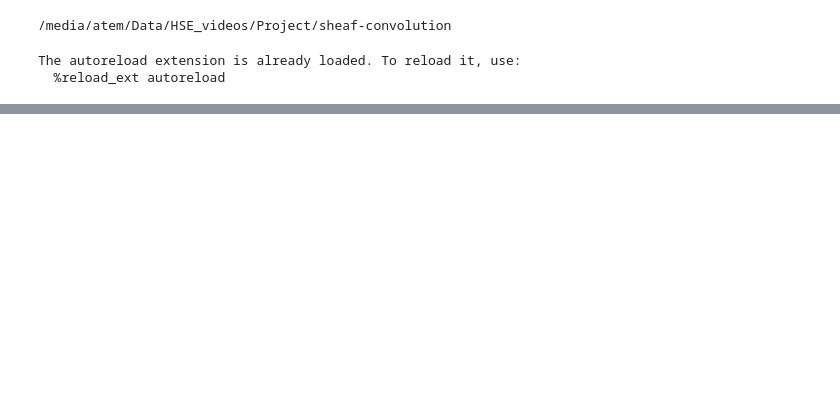
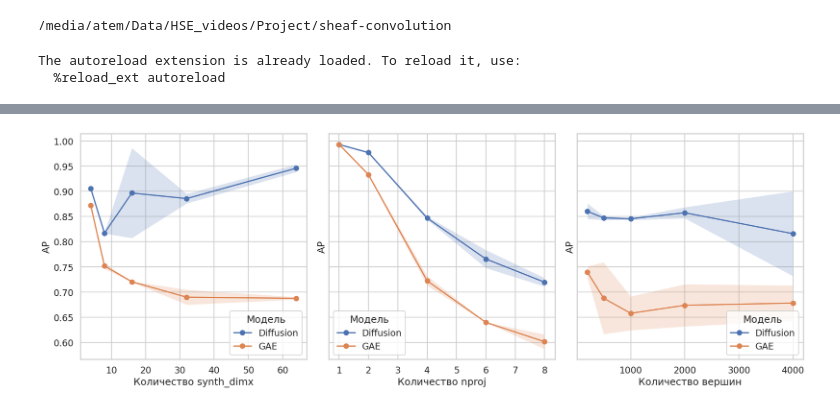
Before and after one commit to ArtemShamro/sheaf-convolution, a Jupyter notebook: notebooks/synthetic_results.ipynb, the cells around one changed output, grey strips where cells are left out. Saved outputs shown, nothing was run; the diff lists cells and outputs as text; code cells hidden in the pictures; blank space fills up the shorter version.

```diff
--- a/notebooks/synthetic_results.ipynb
+++ b/notebooks/synthetic_results.ipynb
@@ -94,0 +137,58 @@ plt.show()
+# %%
+import matplotlib.pyplot as plt
+import seaborn as sns
+
+sns.set(style="whitegrid", context="talk")
+
+fig, axes = plt.subplots(1, 3, figsize=(20, 7), sharey=True)  # 1 ряд, 3 колонки
+
+# === Первый график (agg_dim) ===
+ax = axes[0]
+for model in agg_dim["model_name"].unique():
+    sub = agg_dim[agg_dim["model_name"] == model]
+    ax.plot(sub["dataset/num_features"], sub["mean_ap"], marker="o", label=model)
+    ax.fill_between(
+        sub["dataset/num_features"],
+        sub["mean_ap"] - sub["std_ap"],
+        sub["mean_ap"] + sub["std_ap"],
+        alpha=0.2
+    )
+ax.set_xlabel("Количество synth_dimx")
+ax.set_ylabel("AP")
+ax.legend(title="Модель", loc='lower right')
+
+# === Второй график (agg_nproj) ===
+ax = axes[1]
+for model in agg_nproj["model_name"].unique():
+    sub = agg_nproj[agg_nproj["model_name"] == model]
+    ax.plot(sub["dataset/nproj"], sub["mean_ap"], marker="o", label=model)
+    ax.fill_between(
+        sub["dataset/nproj"],
+        sub["mean_ap"] - sub["std_ap"],
+        sub["mean_ap"] + sub["std_ap"],
+        alpha=0.2
+    )
+ax.set_xlabel("Количество nproj")
+ax.set_ylabel("AP")
+ax.legend(title="Модель", loc='lower left')
+
+# === Третий график (agg) ===
+ax = axes[2]
+for model in agg["model_name"].unique():
+    sub = agg[agg["model_name"] == model]
+    ax.plot(sub["dataset/num_nodes"], sub["mean_ap"], marker="o", label=model)
+    ax.fill_between(
+        sub["dataset/num_nodes"],
+        sub["mean_ap"] - sub["std_ap"],
+        sub["mean_ap"] + sub["std_ap"],
+        alpha=0.2
+    )
+ax.set_xlabel("Количество вершин")
+ax.set_ylabel("AP")
+ax.legend(title="Модель", loc='lower right')
+
+plt.tight_layout()
+plt.savefig('all_three_plots.jpg', dpi=300)
+plt.show()
+# %% [output]
+[figure, added]
```
Also changed, not shown: parts of 10 cells of this notebook, 3 other files.
